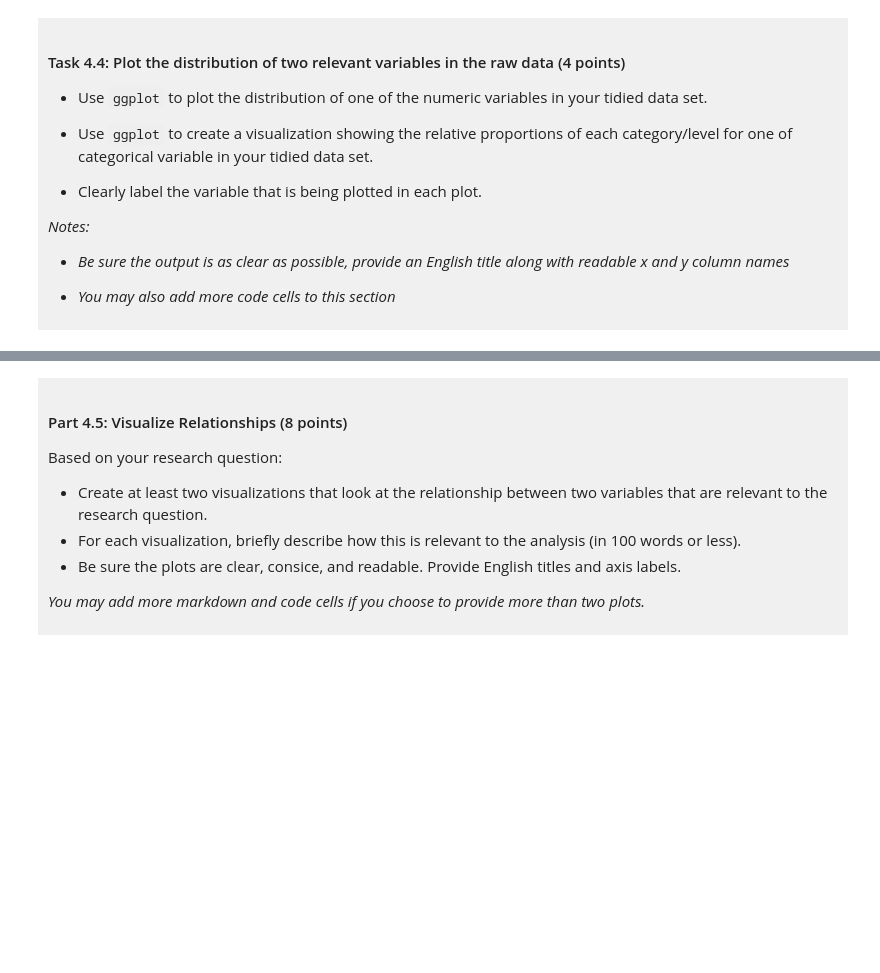
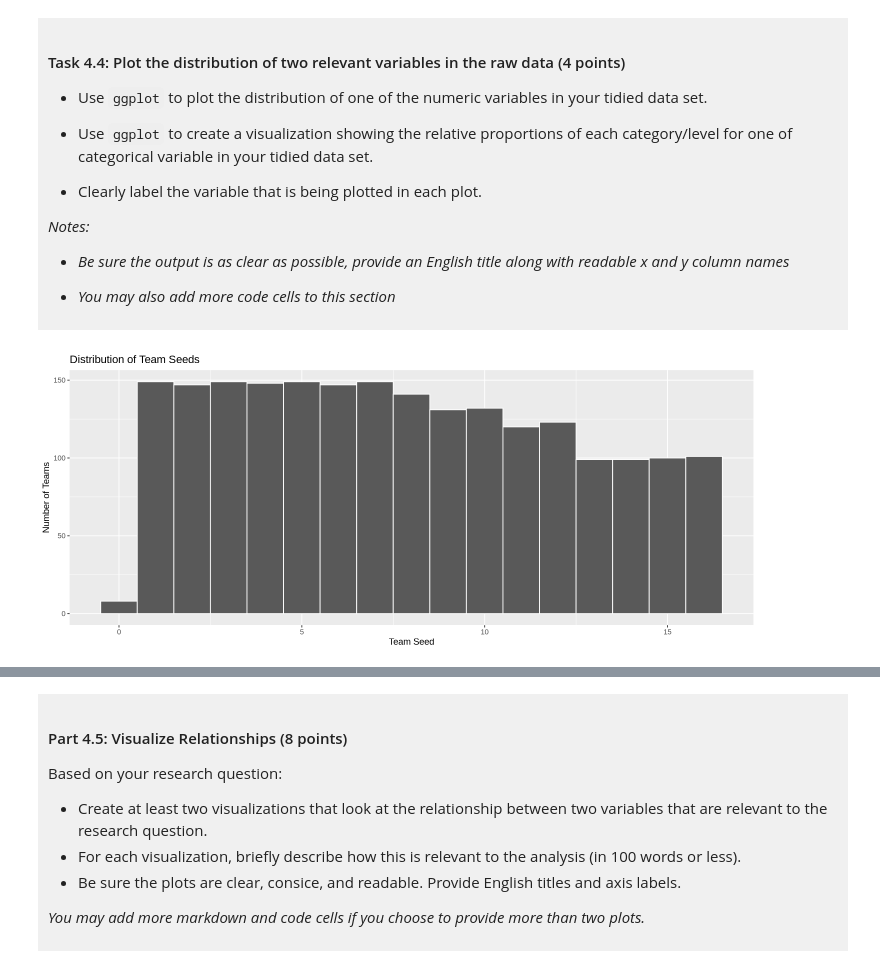
Before and after one commit to lvxiangzhe/dsci-100-project-xiangzhelv, a Jupyter notebook: dsci-100-project-notebook.ipynb, the cells around one changed output, grey strips where cells are left out. Drawn from its saved outputs; the diff is of its cells as text; code cells hidden in the pictures; blank space fills up the shorter version.

```diff
--- a/dsci-100-project-notebook.ipynb
+++ b/dsci-100-project-notebook.ipynb
@@ -127,3 +127,9 @@ To help you with the analysis, here is a table of descriptions of each of the va
 - Print out the first 6 rows to view the structure of the data.
 
 </div>
+# %%
+library(tidyverse)
+
+womens_march_madness <- read_csv("https://raw.githubusercontent.com/diverse-data-hub/diversedata/refs/heads/main/data-clean/womensmarchmadness.csv")
+
+head(womens_march_madness, 6)
@@ -189,4 +213,9 @@ Produce a tidy data set that could be used to answer your research question usin
 
 </div>
 # %%
-### EDIT THIS CODE CELL ###
+# Select the variables that are useful for answering the research question
+womens_march_madness_tidy <- womens_march_madness |>
+  select(year, school, seed, conf_wins, conf_wins_pct, tourney_finish)
+
+# Show the first 6 rows of the tidy data
+head(womens_march_madness_tidy, 6)
@@ -257,5 +355,14 @@ You will refine your research question (if needed) and produce a tidy data set.
 
 </div>
 # %%
-### EDIT THIS CODE CELL FOR PLOT 1 ###
+# Plot the distribution of team seeds
+ggplot(womens_march_madness_tidy, aes(x = seed)) +
+  geom_histogram(binwidth = 1, color = "white") +
+  labs(
+    title = "Distribution of Team Seeds",
+    x = "Team Seed",
+    y = "Number of Teams"
+  )
+# %% [output]
+[figure, added]
 # %%
```
Also changed, not shown: parts of 19 cells of this notebook.
